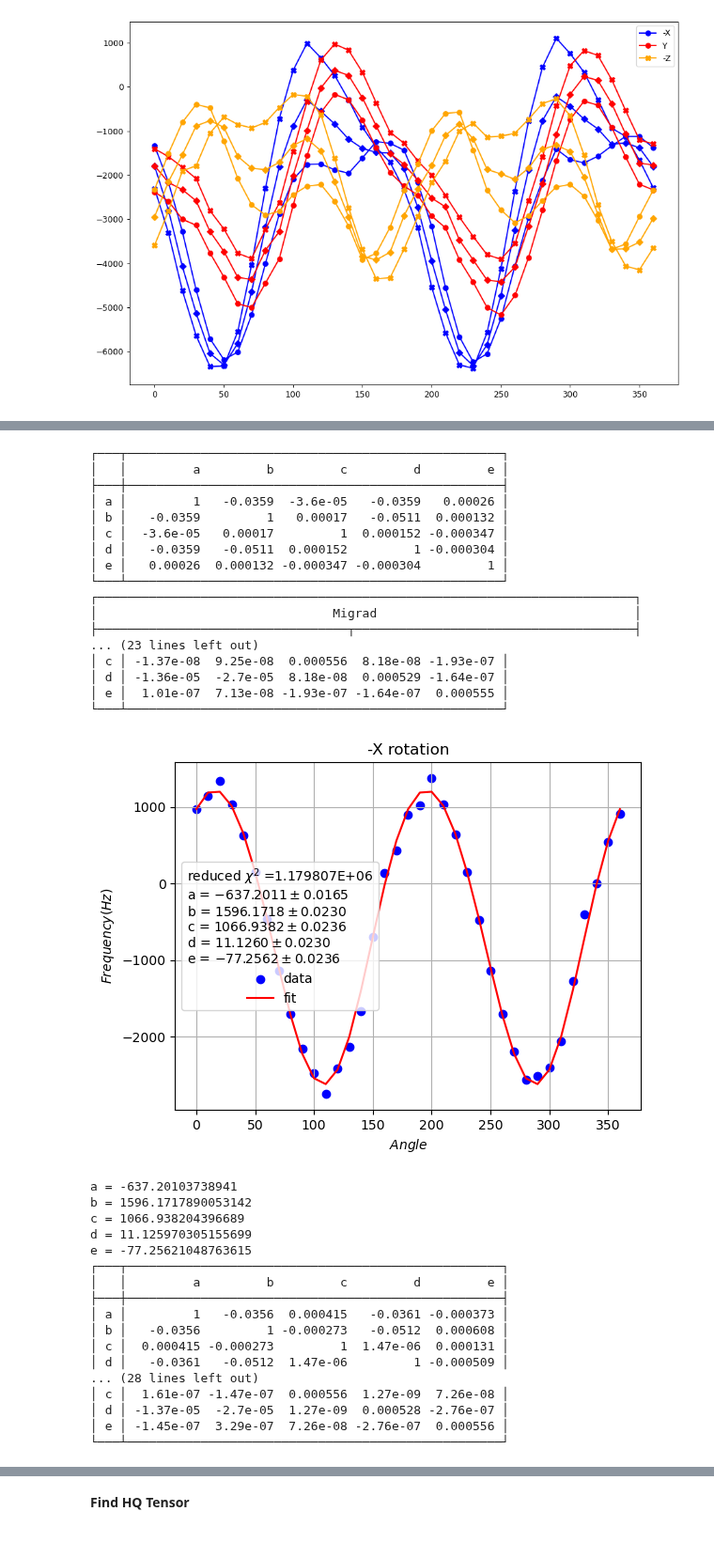
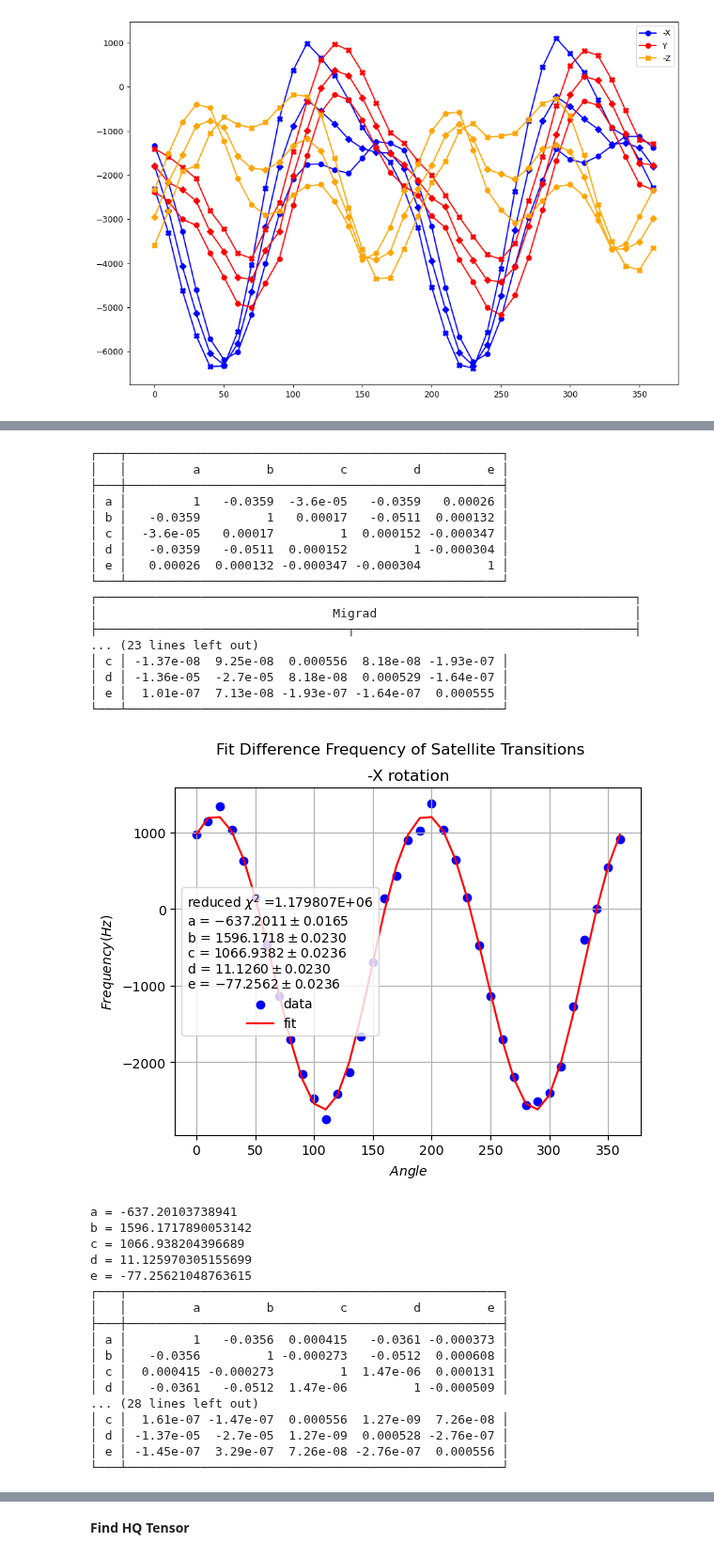
Before and after one commit to AstrobioShiva/Script_project, a Jupyter notebook: NMR_analysis/fitting_(+)HQipc2B_cluster1.ipynb, the cells around one changed output, grey strips where cells are left out. Shown at 94% size. Cells and saved outputs as stored; diff of their text form; code cells hidden in the pictures.

```diff
--- a/NMR_analysis/fitting_(+)HQipc2B_cluster1.ipynb
+++ b/NMR_analysis/fitting_(+)HQipc2B_cluster1.ipynb
@@ -27,6 +27,7 @@ for i in range(3):
     plt.plot(df[i].Angle, df[i].Cluster1Peak0, label = 'Peak1')
     plt.plot(df[i].Angle, df[i].Cluster1Peak1, label = 'Peak2')
     plt.plot(df[i].Angle, df[i].Cluster1Peak2, label = 'Peak3')
+    plt.suptitle('Raw Data')
     plt.title(titles[i])
     plt.legend()
     plt.show()
@@ -88,6 +89,7 @@ for i in range(3):
 
     corr_mat = (m_s[i].covariance.correlation())
     print(corr_mat)
+    print('Chi square:', m_s[i].fval)
     print(m_s[i].migrad())
     # plt.imshow(corr_mat, cmap='coolwarm')
 
@@ -96,7 +98,8 @@ for i in range(3):
     plt.plot(df[i].Angle, fourier5(df[i].Angle, *m_s[i].values), label="fit", color = 'red')
     plt.xlabel(r'$Angle$')
     plt.ylabel(r'$Frequency (Hz)$')
-    # plt.title(titles[i] +'\n'r'$Fitting\ of\ H^1_{CSA} = A + B(cos2\theta )+ C(sin2\theta)$')
+    # Titles
+    plt.suptitle('Fit Sum Frequency of Transitions')
     plt.title(titles[i])
     plt.legend(title="\n".join(fit_info))
     plt.grid()
@@ -193,35 +196,36 @@ for i in range(3):
     # draw data and fitted line
     plt.scatter(df[i].Angle, freq_diff[i], label="data", color = 'blue')
     plt.plot(df[i].Angle, fourier5(df[i].Angle, *m_d[i].values), label="fit", color = 'red')
     plt.xlabel(r'$Angle$')
     plt.ylabel(r'$Frequency (Hz)$')
-    # plt.title(text[i] +'\n'r'$Fitting\ of\ H^1_{CSA} = A + B(cos2\theta )+ C(sin2\theta)$')
+    # Title
+    plt.suptitle('Fit Difference Frequency of Satellite Transitions')
     plt.title(titles[i])
     plt.legend(title="\n".join(fit_info))
     plt.grid()
     plt.show()
 
     for key, value in zip(m_d[i].parameters, m_d[i].values):
         print(f"{key} = {value}")
 # %% [output]
 ┌───┬───────────────────────────────────────────────────┐
 │   │         a         b         c         d         e │
 ├───┼───────────────────────────────────────────────────┤
 │ a │         1   -0.0359  -3.6e-05   -0.0359   0.00026 │
 │ b │   -0.0359         1   0.00017   -0.0511  0.000132 │
 │ c │  -3.6e-05   0.00017         1  0.000152 -0.000347 │
 │ d │   -0.0359   -0.0511  0.000152         1 -0.000304 │
 │ e │   0.00026  0.000132 -0.000347 -0.000304         1 │
 └───┴───────────────────────────────────────────────────┘
 ┌─────────────────────────────────────────────────────────────────────────┐
 │                                Migrad                                   │
 ├──────────────────────────────────┬──────────────────────────────────────┤
 ... (23 lines left out)
 │ c │ -1.37e-08  9.25e-08  0.000556  8.18e-08 -1.93e-07 │
 │ d │ -1.36e-05  -2.7e-05  8.18e-08  0.000529 -1.64e-07 │
 │ e │  1.01e-07  7.13e-08 -1.93e-07 -1.64e-07  0.000555 │
 └───┴───────────────────────────────────────────────────┘
-[figure, old version]
+[figure, new version]
 a = -637.20103738941
 b = 1596.1717890053142
 c = 1066.938204396689
```
Also changed, not shown: parts of 4 cells of this notebook, 3 other files.
